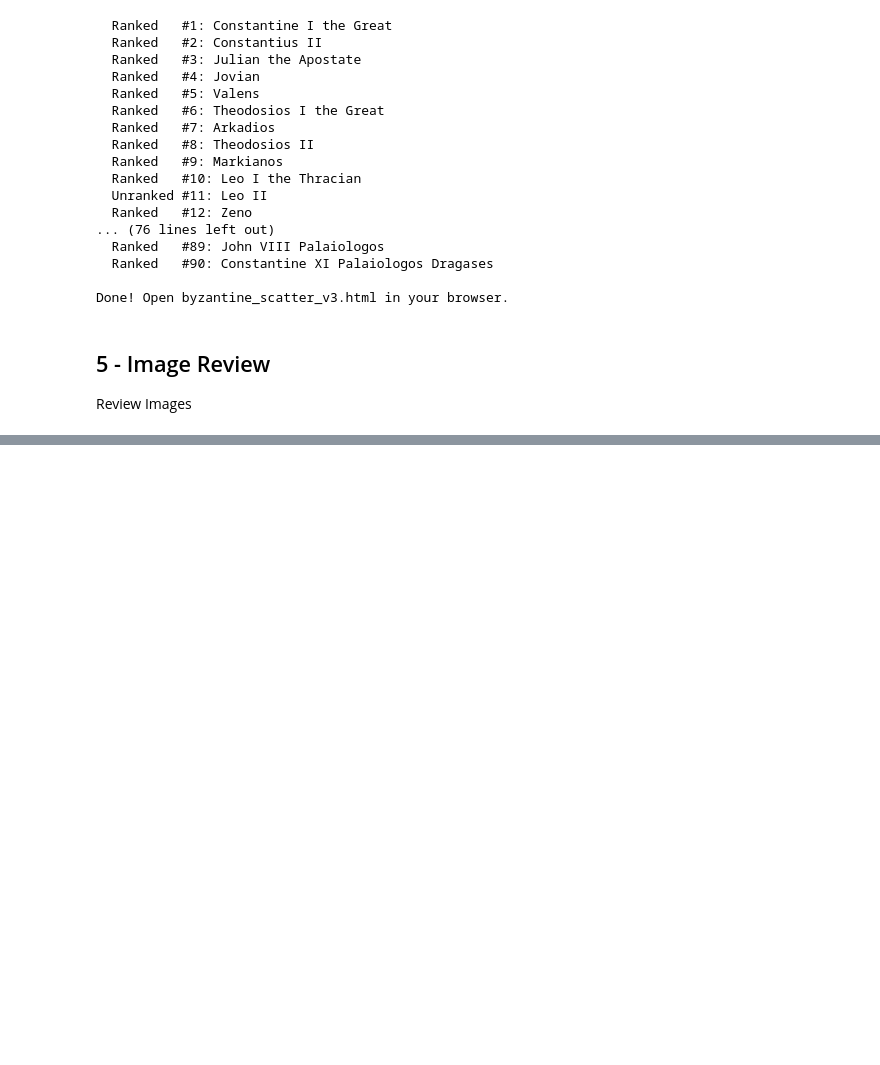
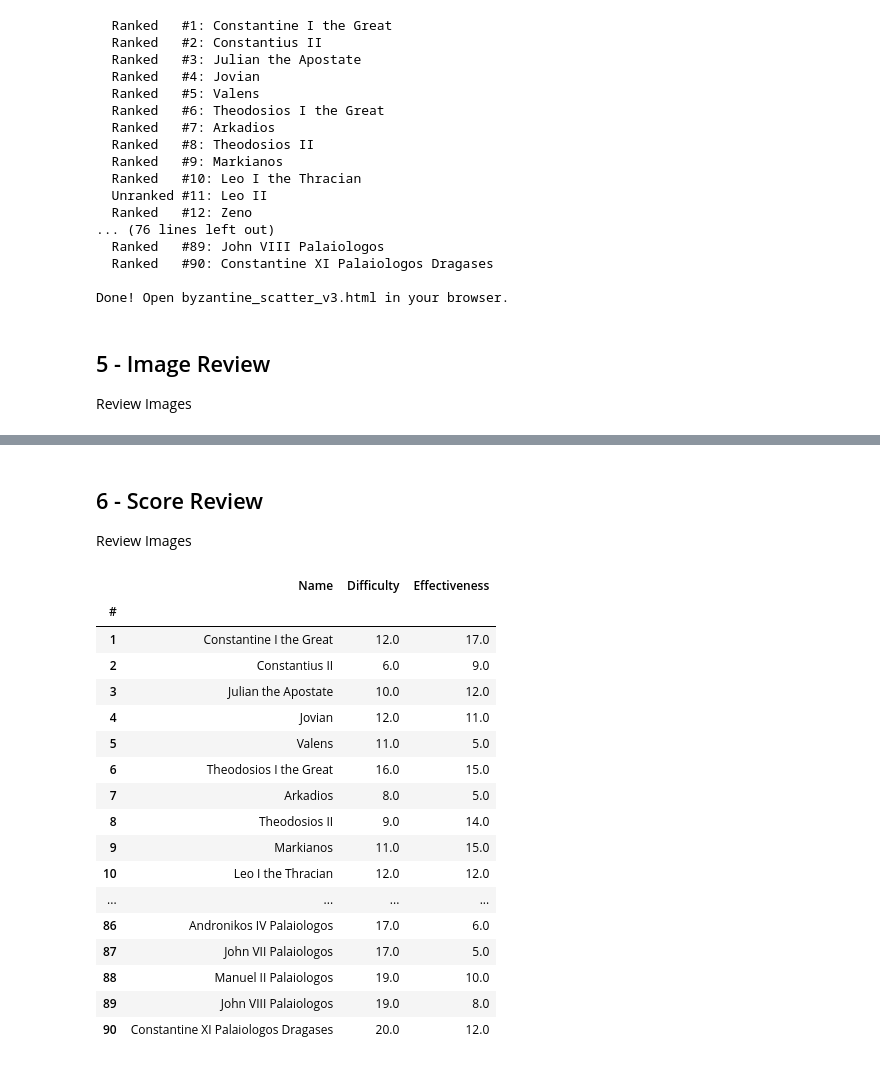
Before and after one commit to ecocinar/Eastern-Roman-Emperors, a Jupyter notebook: ERE Project.ipynb, the cells around one changed output, grey strips where cells are left out. Saved outputs shown, nothing was run; the diff lists cells and outputs as text; code cells hidden in the pictures; blank space fills up the shorter version.

Commit message:
better scores
Better scores

```diff
--- a/ERE Project.ipynb
+++ b/ERE Project.ipynb
@@ -1014,3 +1014,38 @@ for _, r in df.iterrows():
 HTML(''.join(rows))
 # %% [output]
 [interactive output not drawn]
+# %% [markdown]
+## 6 - Score Review
+
+Review Images
+# %%
+import pandas as pd
+
+df = pd.read_csv('ERE_List_20260226.csv')
+
+scores_view = df[['List_Number', 'Simple_Name_With_Epithets', 'Difficulty', 'Effectiveness']].copy()
+scores_view.columns = ['#', 'Name', 'Difficulty', 'Effectiveness']
+scores_view = scores_view.set_index('#')
+
+pd.set_option('display.max_rows', None)
+scores_view.to_clipboard()   # <-- copies the table to your clipboard
+scores_view
+# %% [output]
+|  | Name | Difficulty | Effectiveness |
+| # |  |  |  |
+| 1 | Constantine I the Great | 12.0 | 17.0 |
+| 2 | Constantius II | 6.0 | 9.0 |
+| 3 | Julian the Apostate | 10.0 | 12.0 |
+| 4 | Jovian | 12.0 | 11.0 |
+| 5 | Valens | 11.0 | 5.0 |
+| 6 | Theodosios I the Great | 16.0 | 15.0 |
+| 7 | Arkadios | 8.0 | 5.0 |
+| 8 | Theodosios II | 9.0 | 14.0 |
+| 9 | Markianos | 11.0 | 15.0 |
+| 10 | Leo I the Thracian | 12.0 | 12.0 |
+| ... | ... | ... | ... |
+| 86 | Andronikos IV Palaiologos | 17.0 | 6.0 |
+| 87 | John VII Palaiologos | 17.0 | 5.0 |
+| 88 | Manuel II Palaiologos | 19.0 | 10.0 |
+| 89 | John VIII Palaiologos | 19.0 | 8.0 |
+| 90 | Constantine XI Palaiologos Dragases | 20.0 | 12.0 |
```
Also changed, not shown: 6 other files.
